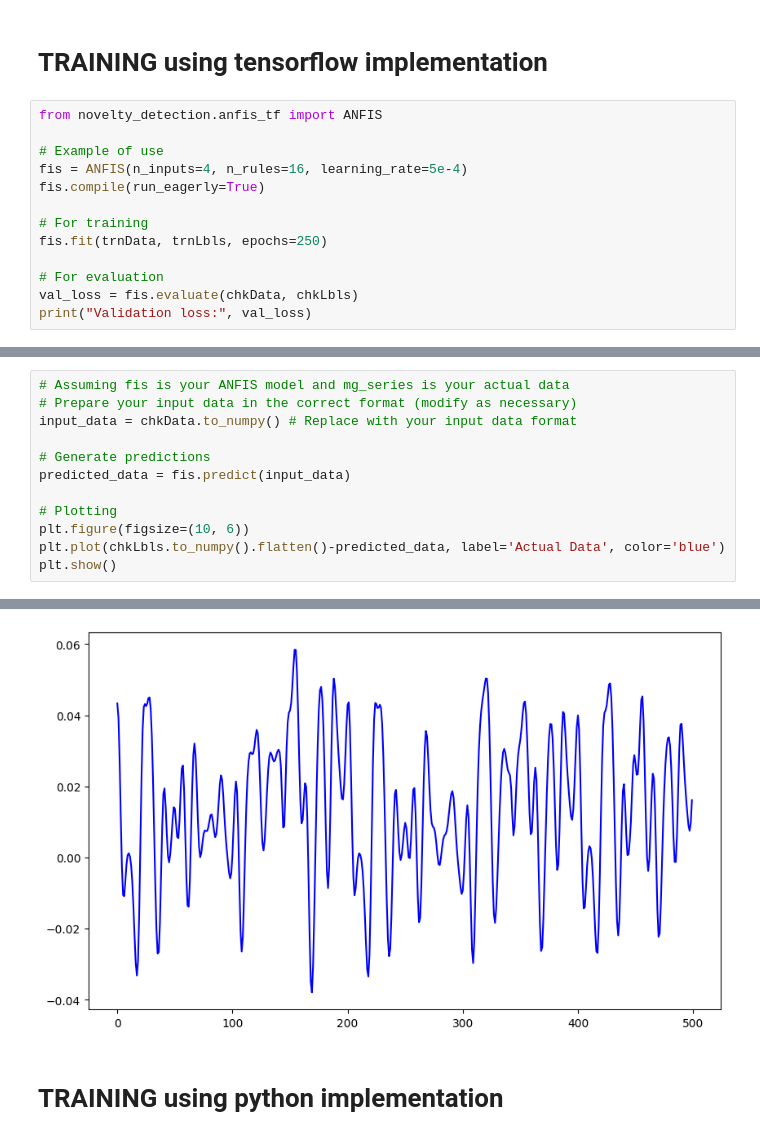
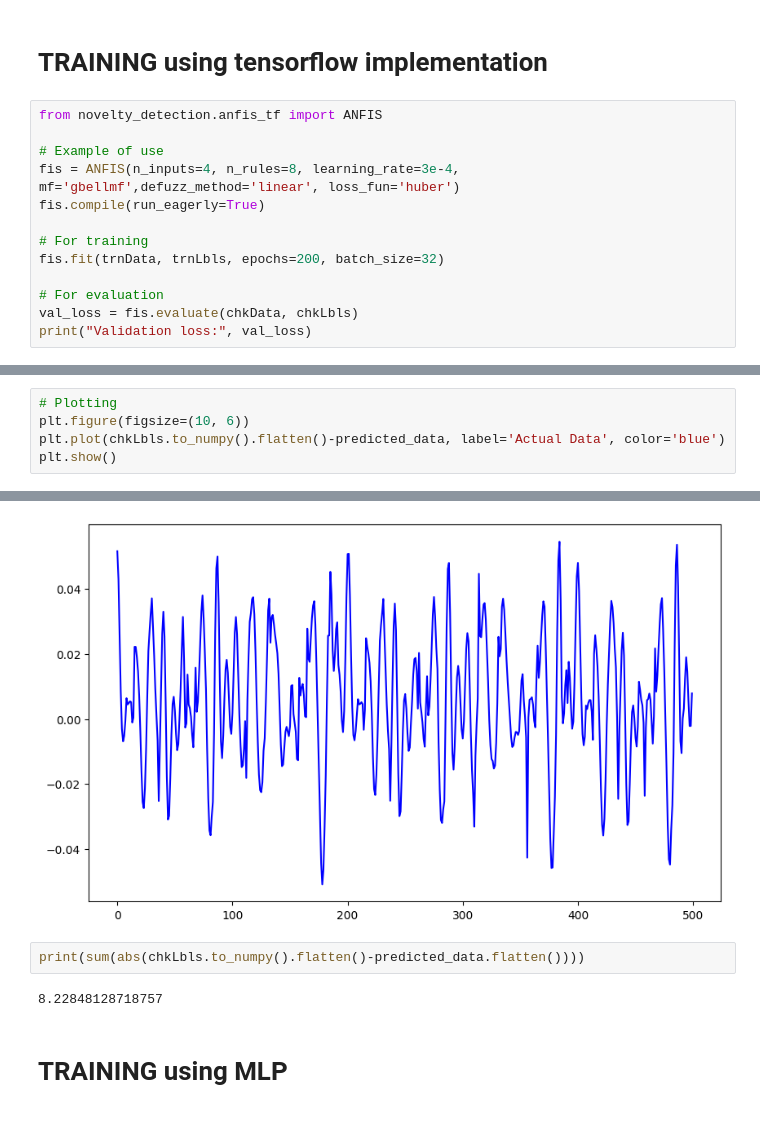
Before and after one commit to opticsensors/HVAC-predictive-control, a Jupyter notebook: notebooks/6.0-anfis-time-series-prediction.ipynb, the cells around one changed output, grey strips where cells are left out. Saved outputs shown, nothing was run; the diff lists cells and outputs as text.

Commit message:
add: ANFIS tensorflow and references

```diff
--- a/notebooks/6.0-anfis-time-series-prediction.ipynb
+++ b/notebooks/6.0-anfis-time-series-prediction.ipynb
@@ -132,11 +181,11 @@ validation data shape:  (500, 4)
 from novelty_detection.anfis_tf import ANFIS
 
 # Example of use
-fis = ANFIS(n_inputs=4, n_rules=16, learning_rate=5e-4)
+fis = ANFIS(n_inputs=4, n_rules=8, learning_rate=3e-4, mf='gbellmf',defuzz_method='linear', loss_fun='huber')
 fis.compile(run_eagerly=True)
 
 # For training
-fis.fit(trnData, trnLbls, epochs=250)
+fis.fit(trnData, trnLbls, epochs=200, batch_size=32)
 
 # For evaluation
 val_loss = fis.evaluate(chkData, chkLbls)
@@ -184,11 +232,4 @@ plt.show()
 # %%
-# Assuming fis is your ANFIS model and mg_series is your actual data
-# Prepare your input data in the correct format (modify as necessary)
-input_data = chkData.to_numpy() # Replace with your input data format
-
-# Generate predictions
-predicted_data = fis.predict(input_data)
-
 # Plotting
 plt.figure(figsize=(10, 6))
 plt.plot(chkLbls.to_numpy().flatten()-predicted_data, label='Actual Data', color='blue')
@@ -198,3 +238,7 @@ plt.show()
-[figure, old version]
+[figure, new version]
+# %%
+print(sum(abs(chkLbls.to_numpy().flatten()-predicted_data.flatten())))
+# %% [output]
+8.22848128718757
 # %% [markdown]
-# TRAINING using python implementation
+# TRAINING using MLP
```
Also changed, not shown: parts of 14 cells of this notebook, 13 other files.
